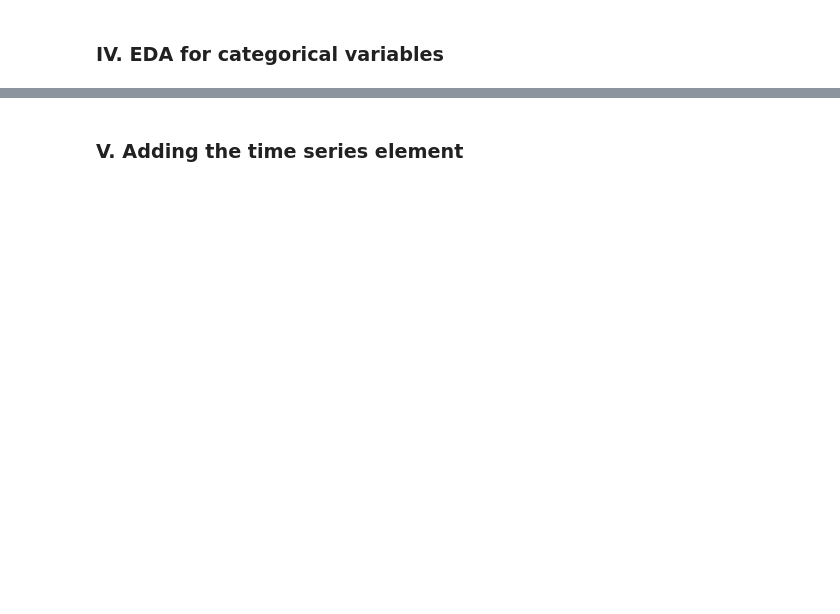
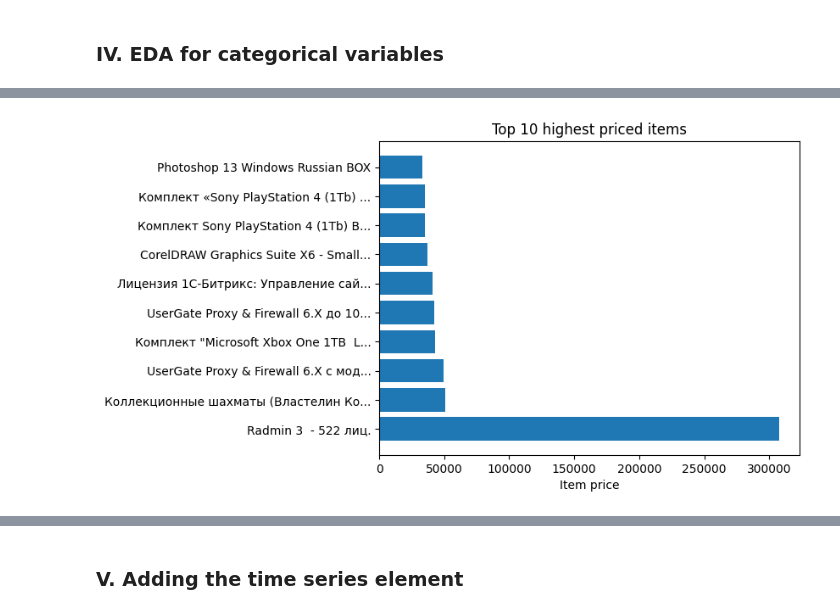
Before and after one commit to thaianle/future-sales-prediction, a Jupyter notebook: prediction_code.ipynb, the cells around one changed output, grey strips where cells are left out. Cells and saved outputs as stored; diff of their text form; code cells hidden in the pictures; blank space fills up the shorter version.

```diff
--- a/prediction_code.ipynb
+++ b/prediction_code.ipynb
@@ -324,0 +266,7 @@ plt.show()
+# %%
+# Top 10 highest priced item (with names) during 2013-2015
+highest_priced = sales_full[['item_id', 'item_name', 'item_price']].copy() # keep only necessary columns
+highest_priced.drop_duplicates(subset = ['item_id'], inplace = True) # drop duplicates
+highest_priced = highest_priced.sort_values('item_price', ascending = False).iloc[:10] # sort for top 10
+
+highest_priced
@@ -324,0 +285,15 @@ plt.show()
+# %%
+# Truncate item names to 35 characters because many of them are so long
+highest_priced['item_name_trunc'] = highest_priced['item_name'].case_when([
+    (highest_priced['item_name'].str.len() <= 35, highest_priced['item_name']),
+    (highest_priced['item_name'].str.len() > 35, highest_priced['item_name'].str[:35] + "...")
+])
+
+fig, ax = plt.subplots()
+ax.barh(highest_priced['item_name_trunc'], highest_priced['item_price'])
+
+ax.set_xlabel('Item price')
+ax.set_title('Top 10 highest priced items')
+plt.show()
+# %% [output]
+[figure, added]
```
Also changed, not shown: parts of 17 cells of this notebook.
